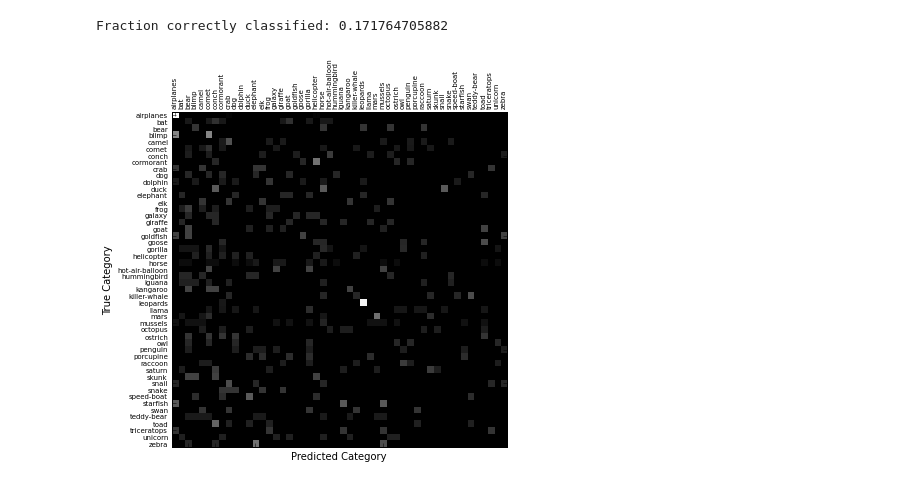
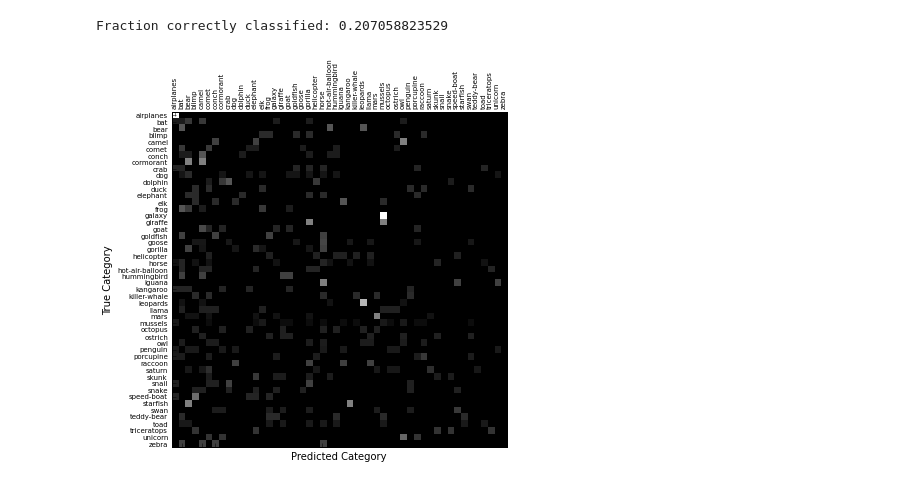
Before and after one commit to jhamrick/fall2013-python-seminar, a Jupyter notebook: hw4/hw4.ipynb, the cells around one changed output. Drawn from its saved outputs; the diff is of its cells as text; code cells hidden in the pictures.

```diff
--- a/hw4/hw4.ipynb
+++ b/hw4/hw4.ipynb
@@ -4,4 +4,7 @@ import image_classification as ic
 from sklearn.metrics import accuracy_score
 # %%
 %matplotlib inline
+# %%
+# random state object
+rso = np.random.RandomState(23848027809)
 # %%
@@ -31,5 +12,0 @@ def run(dataset, seed=0):
-# %%
-run(dataset)
-# %% [output]
-Fraction correctly classified: 0.171764705882
-[figure, removed]
@@ -35,0 +23,11 @@ Fraction correctly classified: 0.171764705882
+# %%
+# compute accuracy
+accuracy = accuracy_score(Y_test, Y_pred)
+print "Fraction correctly classified:", accuracy
+# %% [output]
+Fraction correctly classified: 0.207058823529
+# %%
+# show confusion matrix
+ic.display_confusion_matrix(Y_test, Y_pred)
+# %% [output]
+[figure, added]
```
Also changed, not shown: parts of 5 cells of this notebook, 1 other file.
